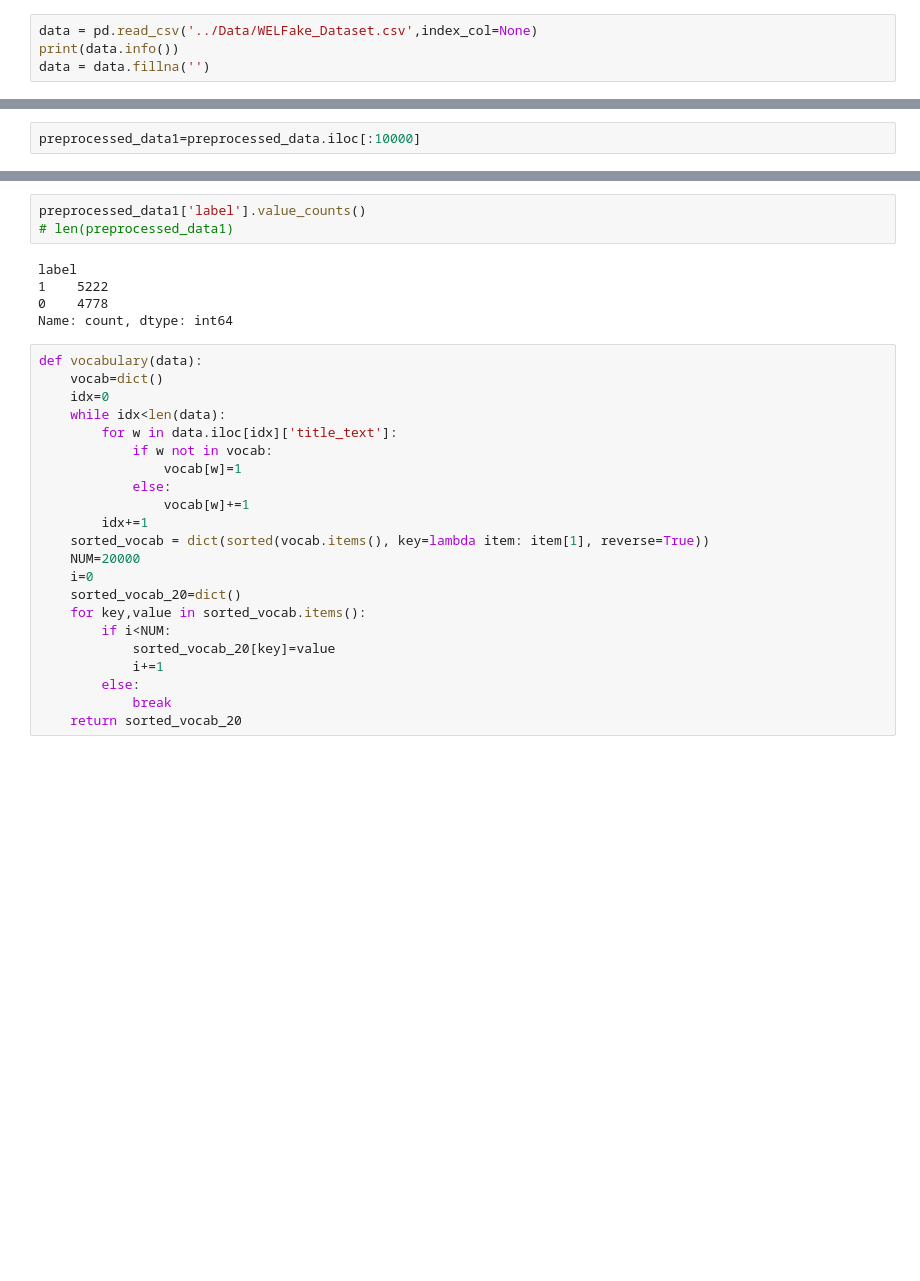
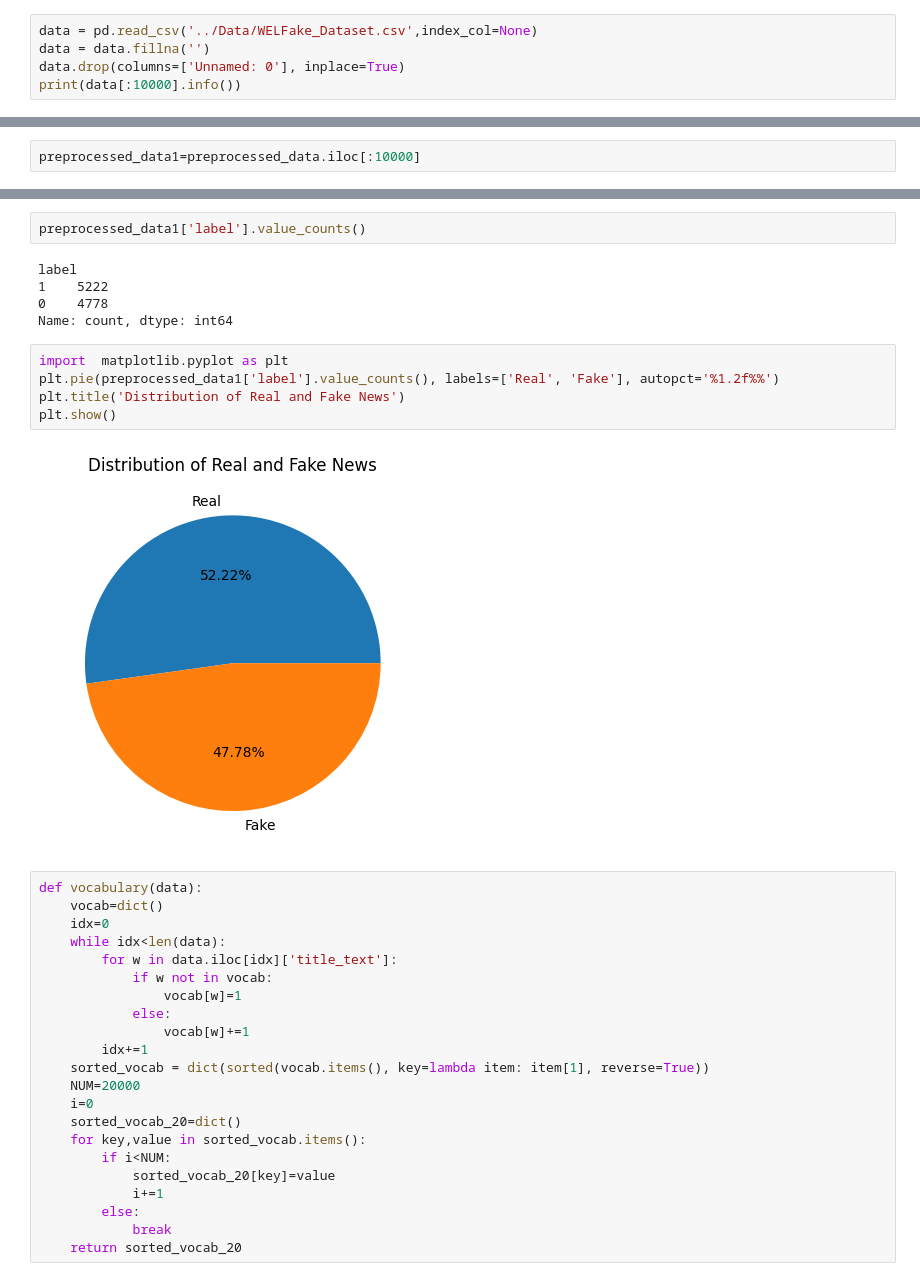
Before and after one commit to KunjBhesaniya10/CS240-Project, a Jupyter notebook: Project_Files/preprocess.ipynb, the cells around one changed output, grey strips where cells are left out. Saved outputs shown, nothing was run; the diff lists cells and outputs as text; blank space fills up the shorter version.

```diff
--- a/Project_Files/preprocess.ipynb
+++ b/Project_Files/preprocess.ipynb
@@ -8,7 +8,8 @@ import regex as re
 from sklearn.model_selection import train_test_split
 # %%
 data = pd.read_csv('../Data/WELFake_Dataset.csv',index_col=None)
-print(data.info())
 data = data.fillna('')
+data.drop(columns=['Unnamed: 0'], inplace=True)
+print(data[:10000].info())
 # %% [output]
 <class 'pandas.core.frame.DataFrame'>
@@ -128,11 +157,17 @@ preprocessed_data1=preprocessed_data.iloc[:10000]
 # %%
 preprocessed_data1['label'].value_counts()
-# len(preprocessed_data1)
 # %% [output]
 label
 1    5222
 0    4778
 Name: count, dtype: int64
+# %%
+import  matplotlib.pyplot as plt
+plt.pie(preprocessed_data1['label'].value_counts(), labels=['Real', 'Fake'], autopct='%1.2f%%')
+plt.title('Distribution of Real and Fake News')
+plt.show()
+# %% [output]
+[figure, added]
 # %%
 def vocabulary(data):
     vocab=dict()
```
Also changed, not shown: parts of 16 cells of this notebook, 8 other files.
